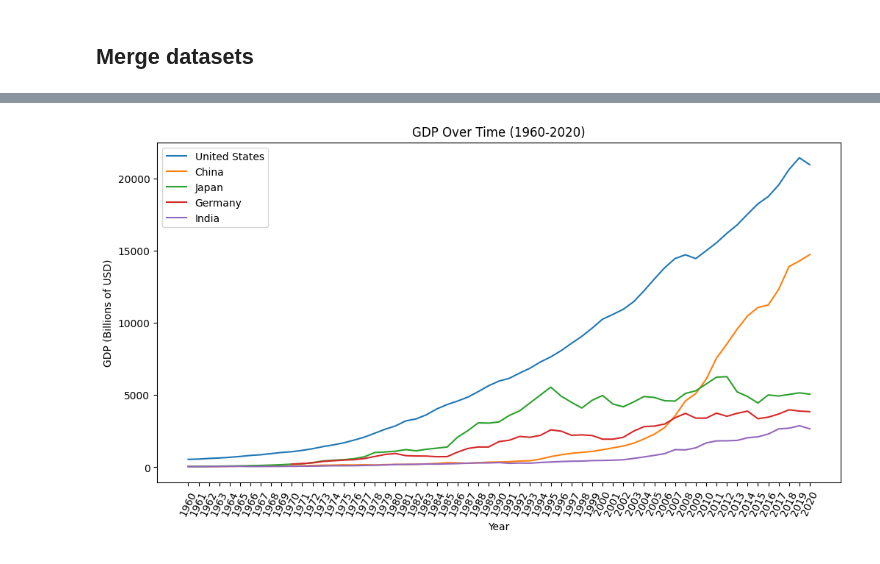
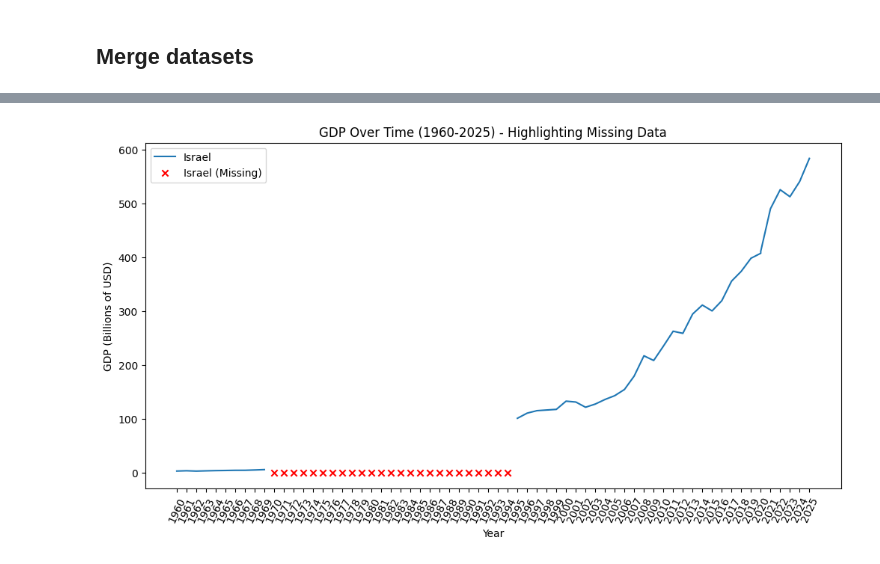
Before and after one commit to Nickeniklas/gdp-data-pipeline, a Jupyter notebook: 01_preprocessing.ipynb, the cells around one changed output, grey strips where cells are left out. Saved outputs shown, nothing was run; the diff lists cells and outputs as text; code cells hidden in the pictures.

Commit message:
feat: datasets normalized and merged.

```diff
--- a/01_preprocessing.ipynb
+++ b/01_preprocessing.ipynb
@@ -155,5 +155,12 @@ data1960_long = data1960_long[data1960_long['Year'] != 'Unnamed: 65']
 # %%
 # remove Code column
 data1960_long = data1960_long.drop(columns=['Code'])
+# %%
+# rename Country Name to Country for consistency
+data1960_long = data1960_long.rename(columns={'Country Name': 'Country'})
+# %%
+# remove countries from 1960 dataset that are not in 2020 dataset
+countries_2020 = set(data2020_long['Country'].unique())
+data1960_long = data1960_long[data1960_long['Country'].isin(countries_2020)]
 # %% [markdown]
 ## Merge datasets
@@ -163,0 +167,3 @@ visualizations
+# %%
+# merge datasets
+full_data = pd.concat([data1960_long, data2020_long], ignore_index=True)
@@ -164,16 +240,20 @@ visualizations
 # %%
-# basic line plot of GDP over time for a few countries
-countries_of_interest = ['United States', 'China', 'Japan', 'Germany', 'India']
+country = 'Israel'
+# highlight missing values
 plt.figure(figsize=(12, 6))
-for country in countries_of_interest:
-    country_data = data1960_long[data1960_long['Country Name'] == country]
-    plt.plot(country_data['Year'], country_data['GDP'], label=country)
+country_data = full_data[full_data['Country'] == country]
+plt.plot(country_data['Year'], country_data['GDP'], label=country)
+# for missing data points, we can add markers
+# identify and plot markers for NaN values at y=0 (or bottom of chart)
+missing = country_data[country_data['GDP'].isna()]
+plt.scatter(missing['Year'], [0] * len(missing),
+            color='red', marker='x', label=f'{country} (Missing)')
 
-plt.title('GDP Over Time (1960-2020)')
+plt.title('GDP Over Time (1960-2025) - Highlighting Missing Data')
 plt.xlabel('Year')
 plt.ylabel('GDP (Billions of USD)')
 plt.legend()
 plt.xticks(rotation=65)
 plt.show()
 # %% [output]
-[figure, old version]
+[figure, new version]
```
Also changed, not shown: parts of 8 cells of this notebook.
